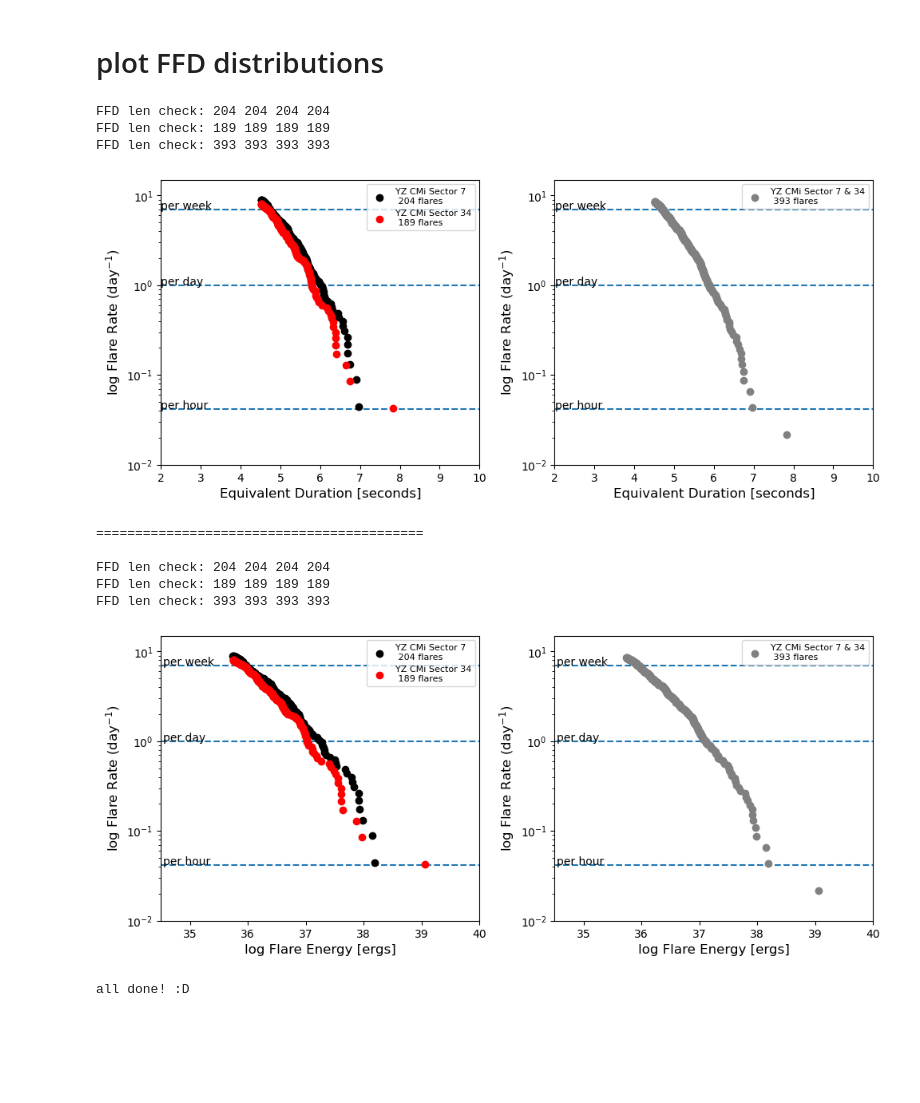
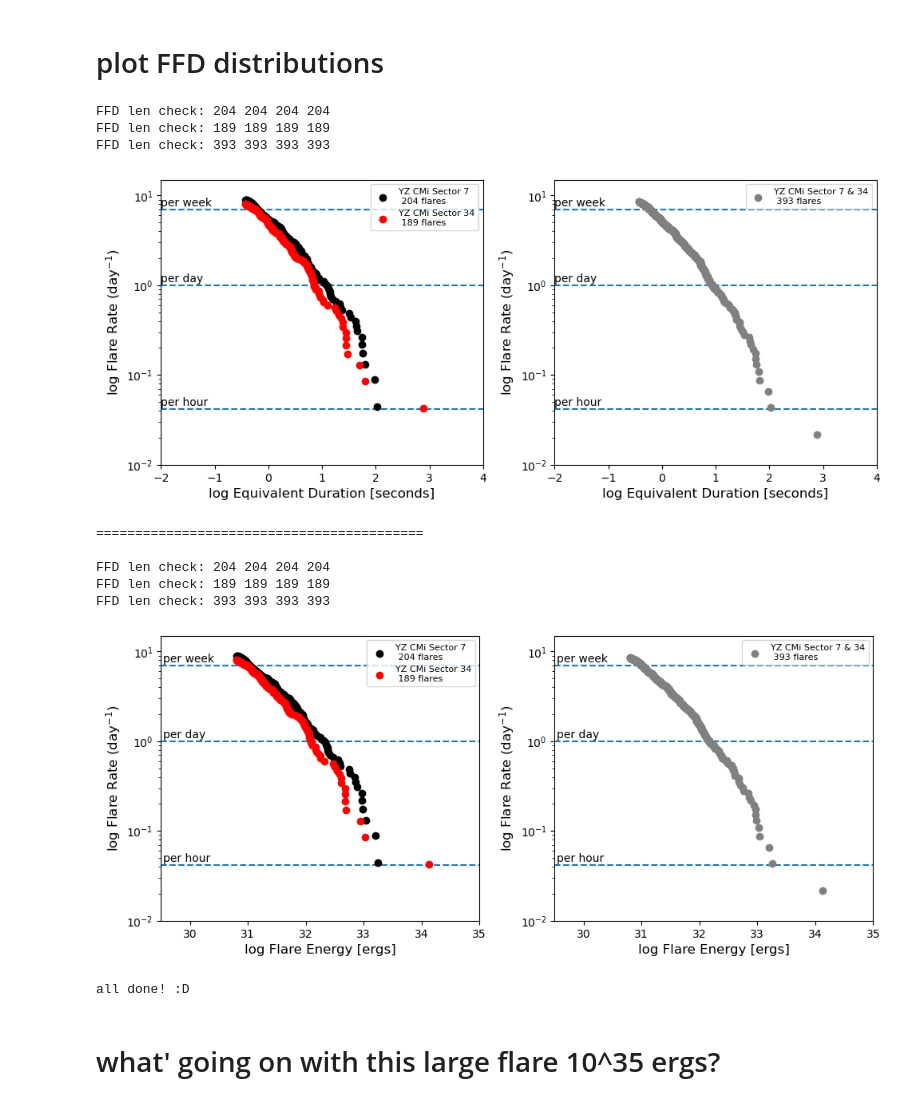
Before and after one commit to daxfeliz/altaipony_practice, a Jupyter notebook: How_to_use_AltaiPony_and_extract_FFDs.ipynb, the cells around one changed output. Cells and saved outputs as stored; diff of their text form; code cells hidden in the pictures; blank space fills up the shorter version.

```diff
--- a/How_to_use_AltaiPony_and_extract_FFDs.ipynb
+++ b/How_to_use_AltaiPony_and_extract_FFDs.ipynb
@@ -593,12 +595,13 @@ flux_err_7_and_34 = np.nanmedian(smoothed_input_LC.flux_err)/np.nanmedian(smooth
 # %% [markdown]
 # plot FFD distributions
 # %%
-def plot_flare_rate_lines(ax1,ax2,rate,rate_str):
-
+def plot_flare_rate_lines(ax1,ax2,xmin,rate,rate_str):
+    if xmin==None:
+        xmin = np.min([ax1.get_xlim(),ax2.get_xlim()])
     ax1.axhline(y=rate,linestyle='--',zorder=-10)
-    ax1.text(x=xmin+xmin*1/1000,y=rate+rate*1/100,s=rate_str,transform=ax1.transData)
+    ax1.text(x=xmin+xmin*1/1000,y=rate+rate*1/10,s=rate_str,transform=ax1.transData)
     ax2.axhline(y=rate,linestyle='--',zorder=-10)
-    ax2.text(x=xmin+xmin*1/1000,y=rate+rate*1/100,s=rate_str,transform=ax2.transData)
+    ax2.text(x=xmin+xmin*1/1000,y=rate+rate*1/10,s=rate_str,transform=ax2.transData)
 # %%
 logY=False
 
@@ -608,15 +611,15 @@ Lflare = 0
 
 flc_7_ffd = FFD(flc_7, TOTEXP=tess_exp_7,
                 Lum=Lflare, fluxerr=flux_err_7, dur=[],
-                logY=logY, est_comp=False,is_altai=False)
+                logY=logY, est_comp=False,is_altai=True)
 
 flc_34_ffd = FFD(flc_34, TOTEXP=tess_exp_34,
                    Lum=Lflare, fluxerr=flux_err_34, dur=[],
-        logY=logY, est_comp=False,is_altai=False)
+        logY=logY, est_comp=False,is_altai=True)
 
 flc_7_and_34_ffd = FFD(flc_7_and_34, TOTEXP=tess_exp_7_and_34,
                          Lum=Lflare, fluxerr=flux_err_7_and_34, dur=[],
-        logY=logY, est_comp=False,is_altai=False)
+        logY=logY, est_comp=False,is_altai=True)
 
 
 
@@ -633,11 +636,11 @@ ax2.scatter(flc_7_and_34_ffd['ffd_x'],flc_7_and_34_ffd['ffd_y'],label='YZ CMi Se
 
 # plt.xlim(35.5,38)
 ax1.set_yscale('log')
-ax1.set_xlabel('Equivalent Duration [seconds]',fontsize=12)
+ax1.set_xlabel('log Equivalent Duration [seconds]',fontsize=12)
 ax1.set_ylabel('log Flare Rate (day$^{-1}$)',fontsize=12)
 
 ax2.set_yscale('log')
-ax2.set_xlabel('Equivalent Duration [seconds]',fontsize=12)
+ax2.set_xlabel('log Equivalent Duration [seconds]',fontsize=12)
 ax2.set_ylabel('log Flare Rate (day$^{-1}$)',fontsize=12)
 
 
@@ -649,13 +652,13 @@ ymin,ymax = np.min([ax1.get_ylim(),ax2.get_ylim()]),np.max([ax1.get_ylim(),ax2.g
 ax1.set_ylim(ymin,ymax)
 ax2.set_ylim(ymin,ymax)
 
-xmin,xmax = 2,10
+xmin,xmax = -2,4
 ax1.set_xlim(xmin,xmax)
 ax2.set_xlim(xmin,xmax)
 
-plot_flare_rate_lines(ax1,ax2,rate=1/24,rate_str='per hour')
-plot_flare_rate_lines(ax1,ax2,rate=1,rate_str='per day')
-plot_flare_rate_lines(ax1,ax2,rate=7,rate_str='per week')
+plot_flare_rate_lines(ax1,ax2,rate=1/24,rate_str='per hour',xmin=xmin)
+plot_flare_rate_lines(ax1,ax2,rate=1,rate_str='per day',xmin=xmin)
+plot_flare_rate_lines(ax1,ax2,rate=7,rate_str='per week',xmin=xmin)
 
 ax1.legend(loc='upper right',fontsize=8,ncol=1)#,bbox_to_anchor=(1,1))
 ax2.legend(loc='upper right',fontsize=8,ncol=2)#,bbox_to_anchor=(1,1))
@@ -670,15 +673,15 @@ Lflare = np.log10(tess_flare_factor.value)
 
 flc_7_ffd = FFD(flc_7, TOTEXP=tess_exp_7,
                 Lum=Lflare, fluxerr=flux_err_7, dur=[],
-                logY=logY, est_comp=False,is_altai=False)
+                logY=logY, est_comp=False,is_altai=True)
 
 flc_34_ffd = FFD(flc_34, TOTEXP=tess_exp_34,
                    Lum=Lflare, fluxerr=flux_err_34, dur=[],
-        logY=logY, est_comp=False,is_altai=False)
+        logY=logY, est_comp=False,is_altai=True)
 
 flc_7_and_34_ffd = FFD(flc_7_and_34, TOTEXP=tess_exp_7_and_34,
                          Lum=Lflare, fluxerr=flux_err_7_and_34, dur=[],
-        logY=logY, est_comp=False,is_altai=False)
+        logY=logY, est_comp=False,is_altai=True)
 
 fig=plt.figure(figsize=(10,8))
 ax1=fig.add_subplot(221)
@@ -698,45 +701,52 @@ ax1.set_ylabel('log Flare Rate (day$^{-1}$)',fontsize=12)
 
 ax2.set_yscale('log')
 ax2.set_xlabel('log Flare Energy [ergs]',fontsize=12)
 ax2.set_ylabel('log Flare Rate (day$^{-1}$)',fontsize=12)
 
 
 ymin,ymax= 1e-2,15
 ax1.set_ylim(ymin,ymax)
 ax2.set_ylim(ymin,ymax)
 
 ymin,ymax = np.min([ax1.get_ylim(),ax2.get_ylim()]),np.max([ax1.get_ylim(),ax2.get_ylim()])
 
 ax1.set_ylim(ymin,ymax)
 ax2.set_ylim(ymin,ymax)
 
-xmin,xmax = 35.-0.5,40
+xmin,xmax = 30.-0.5,35
 ax1.set_xlim(xmin,xmax)
 ax2.set_xlim(xmin,xmax)
 
-plot_flare_rate_lines(ax1,ax2,rate=1/24,rate_str='per hour')
-plot_flare_rate_lines(ax1,ax2,rate=1,rate_str='per day')
-plot_flare_rate_lines(ax1,ax2,rate=7,rate_str='per week')
+plot_flare_rate_lines(ax1,ax2,rate=1/24,rate_str='per hour',xmin=xmin)
+plot_flare_rate_lines(ax1,ax2,rate=1,rate_str='per day',xmin=xmin)
+plot_flare_rate_lines(ax1,ax2,rate=7,rate_str='per week',xmin=xmin)
 
 
 
 ax1.legend(loc='upper right',fontsize=8,ncol=1)#,bbox_to_anchor=(1,1))
 ax2.legend(loc='upper right',fontsize=8,ncol=2)#,bbox_to_anchor=(1,1))
 
+import matplotlib.ticker as plticker
+loc = plticker.MultipleLocator(base=1) # this locator puts ticks at regular intervals
+ax1.xaxis.set_major_locator(loc)
+ax2.xaxis.set_major_locator(loc)
+
 fig.tight_layout(pad=1)
 plt.show()
 # %% [output]
 FFD len check: 204 204 204 204
 FFD len check: 189 189 189 189
 FFD len check: 393 393 393 393
-[figure, old version]
+[figure, new version]
 ==========================================
 
 FFD len check: 204 204 204 204
 FFD len check: 189 189 189 189
 FFD len check: 393 393 393 393
-[figure, old version]
+[figure, new version]
 # %%
 print('all done! :D')
 # %% [output]
 all done! :D
+# %% [markdown]
+# what' going on with this large flare 10^35 ergs?
```
Also changed, not shown: parts of 4 cells of this notebook.
